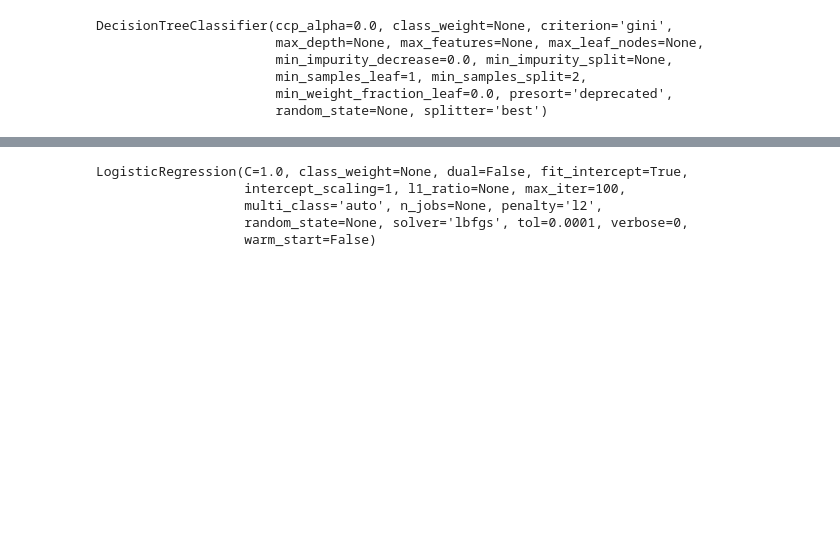
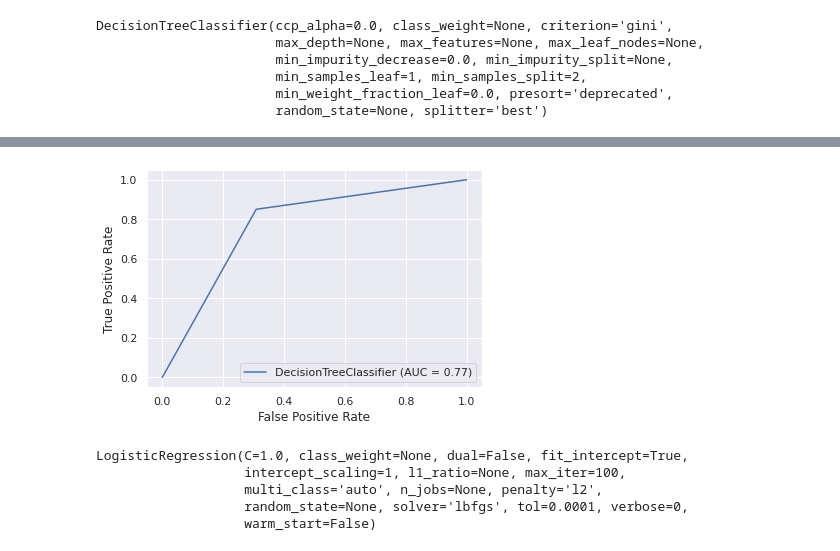
Before and after one commit to vibhor2mathur/Kaggle, a Jupyter notebook: WineQualityPrediction.ipynb, the cells around one changed output, grey strips where cells are left out. Saved outputs shown, nothing was run; the diff lists cells and outputs as text; code cells hidden in the pictures; blank space fills up the shorter version.

```diff
--- a/WineQualityPrediction.ipynb
+++ b/WineQualityPrediction.ipynb
@@ -457,3 +471,7 @@ disp = plot_precision_recall_curve(reg, X_test, y_test)
+# %%
+plot=plot_roc_curve(reg,X_test,y_test)
+# %% [output]
+[figure, added]
 # %%
 from sklearn.linear_model import LogisticRegression
 reg=LogisticRegression()
```
Also changed, not shown: parts of 9 cells of this notebook.
